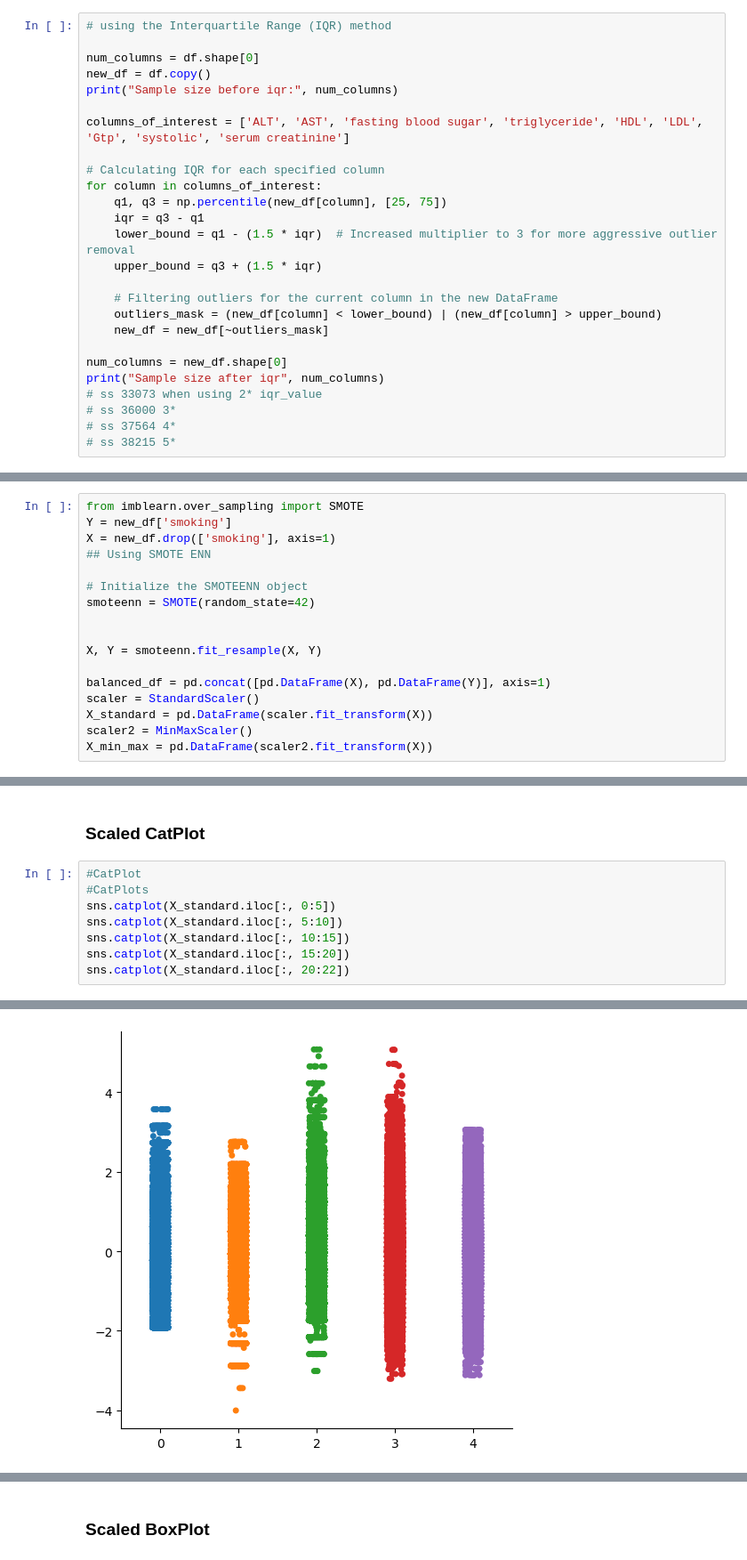
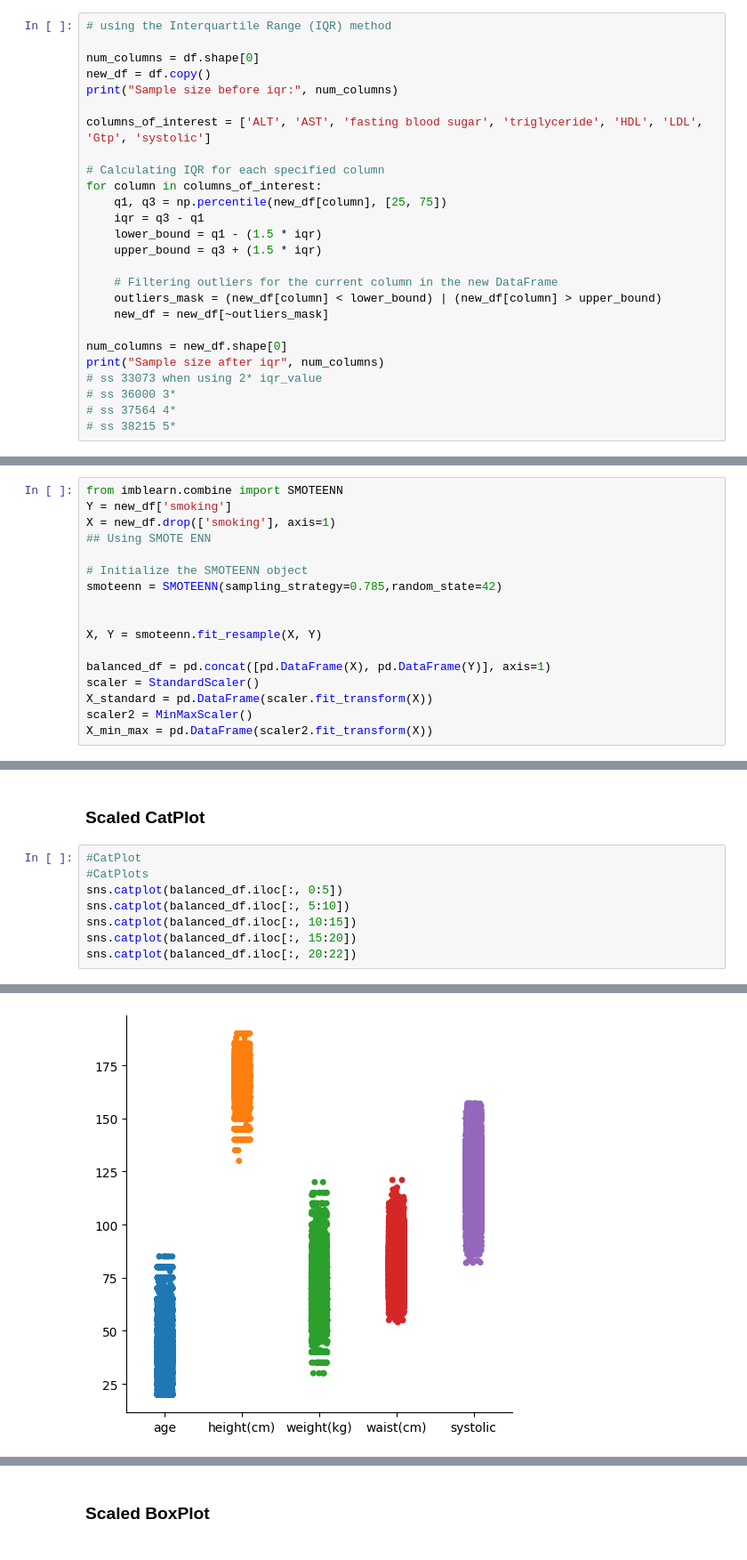
Before and after one commit to AtesBurak1/Ceng-474-Final, a Jupyter notebook: Smoking.ipynb, the cells around one changed output, grey strips where cells are left out. Shown: that part at 89% size. Saved outputs shown, nothing was run; the diff lists cells and outputs as text.

Commit message:
smotenn fixed, add_list function added

```diff
--- a/Smoking.ipynb
+++ b/Smoking.ipynb
@@ -104,13 +104,13 @@ num_columns = df.shape[0]
 new_df = df.copy()
 print("Sample size before iqr:", num_columns)
 
-columns_of_interest = ['ALT', 'AST', 'fasting blood sugar', 'triglyceride', 'HDL', 'LDL', 'Gtp', 'systolic', 'serum creatinine']
+columns_of_interest = ['ALT', 'AST', 'fasting blood sugar', 'triglyceride', 'HDL', 'LDL', 'Gtp', 'systolic']
 
 # Calculating IQR for each specified column
 for column in columns_of_interest:
     q1, q3 = np.percentile(new_df[column], [25, 75])
     iqr = q3 - q1
-    lower_bound = q1 - (1.5 * iqr)  # Increased multiplier to 3 for more aggressive outlier removal
+    lower_bound = q1 - (1.5 * iqr)
     upper_bound = q3 + (1.5 * iqr)
 
     # Filtering outliers for the current column in the new DataFrame
@@ -129,11 +129,11 @@ Sample size after iqr 40004
 # %%
-from imblearn.over_sampling import SMOTE
+from imblearn.combine import SMOTEENN
 Y = new_df['smoking']
 X = new_df.drop(['smoking'], axis=1)
 ## Using SMOTE ENN
 
 # Initialize the SMOTEENN object
-smoteenn = SMOTE(random_state=42)
+smoteenn = SMOTEENN(sampling_strategy=0.785,random_state=42)
 
 
 X, Y = smoteenn.fit_resample(X, Y)
@@ -160,11 +160,11 @@ X_standard.describe() #Now we have more stable values
 # %%
 #CatPlot
 #CatPlots
-sns.catplot(X_standard.iloc[:, 0:5])
-sns.catplot(X_standard.iloc[:, 5:10])
-sns.catplot(X_standard.iloc[:, 10:15])
-sns.catplot(X_standard.iloc[:, 15:20])
-sns.catplot(X_standard.iloc[:, 20:22])
+sns.catplot(balanced_df.iloc[:, 0:5])
+sns.catplot(balanced_df.iloc[:, 5:10])
+sns.catplot(balanced_df.iloc[:, 10:15])
+sns.catplot(balanced_df.iloc[:, 15:20])
+sns.catplot(balanced_df.iloc[:, 20:22])
 # %% [output]
 <seaborn.axisgrid.FacetGrid at 0x...>
-[figure, old version]
+[figure, new version]
```
Also changed, not shown: parts of 29 cells of this notebook.
